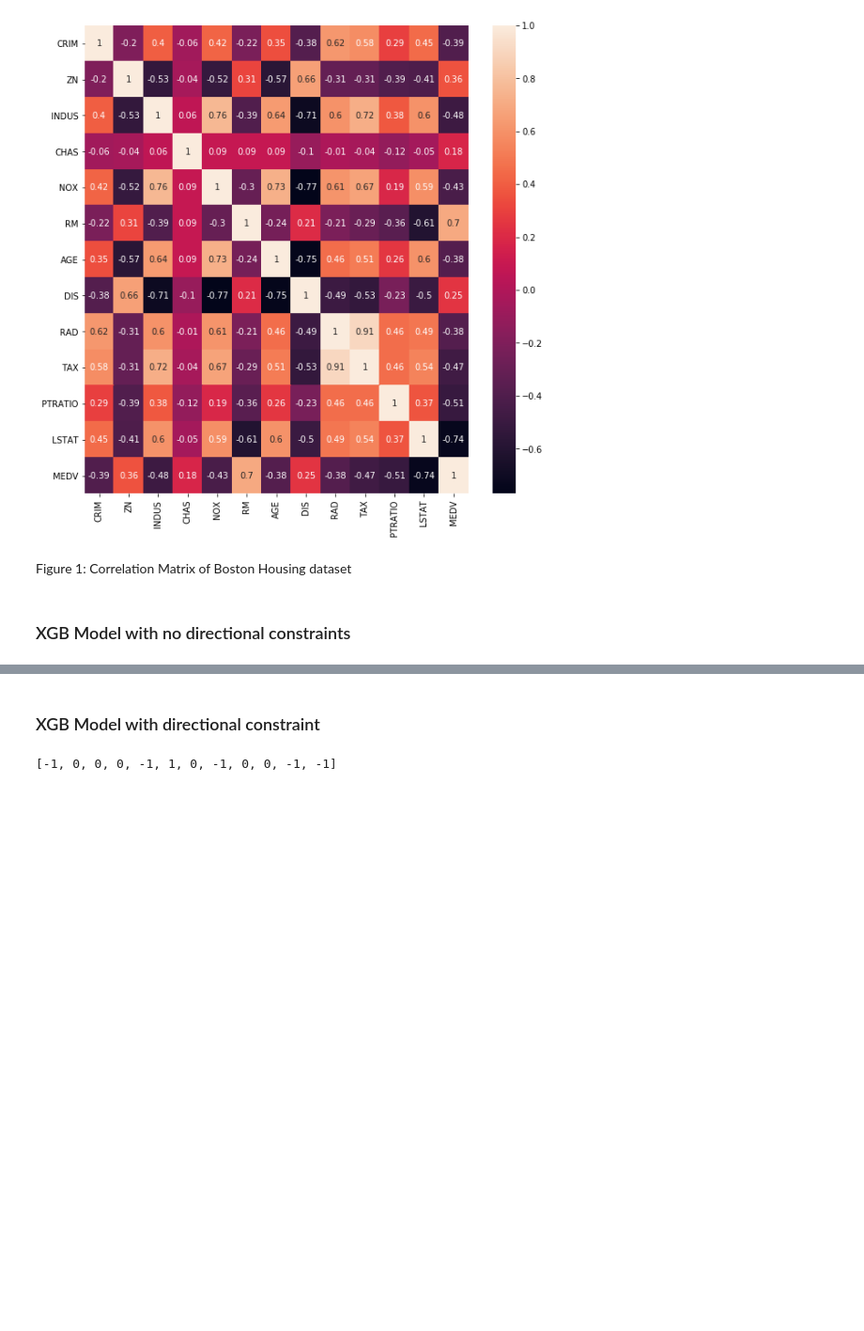
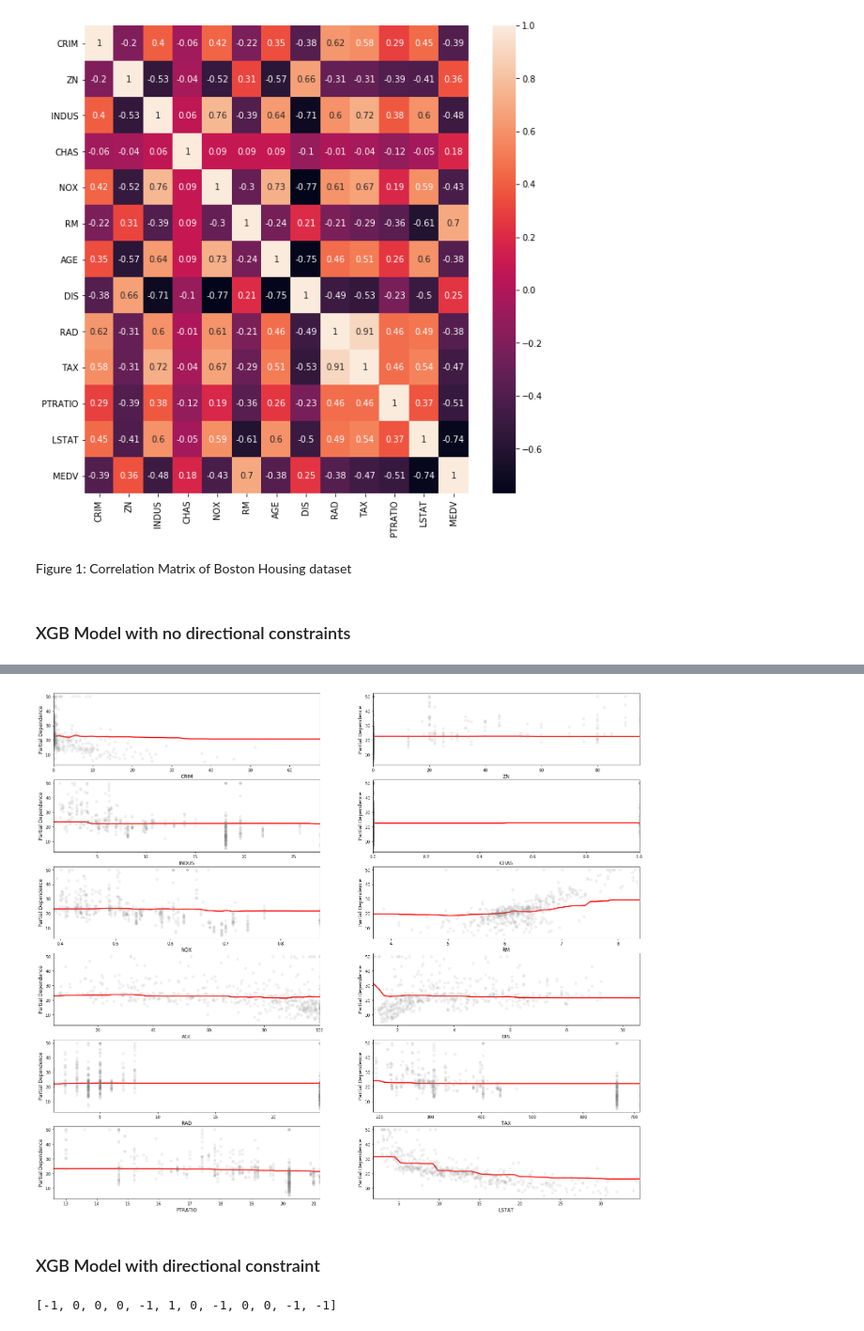
Before and after one commit to SaloniSaini02/Structural_AI_example, a Jupyter notebook: example_notebook.ipynb, the cells around one changed output, grey strips where cells are left out. Shown at 94% size. Cells and saved outputs as stored; diff of their text form; code cells hidden in the pictures; blank space fills up the shorter version.

```diff
--- a/example_notebook.ipynb
+++ b/example_notebook.ipynb
@@ -178,3 +169,32 @@ pdp.pdp_plot(pdp_dist, 'RM')
+# %%
+def get_partial_dependence(res, feature, X, y):
+    data = X.copy()
+    grid = np.linspace(np.percentile(data.loc[:, feature], 0.1),
+                       np.percentile(data.loc[:, feature], 99.5),
+                    50)
+    y_pred = np.zeros(50)
+    for i, val in enumerate(grid):
+                data.loc[:, feature] = val
+                pred = res.predict(data)
+                y_pred[i] = np.average(pred)
+
+    return grid, y_pred
+# %%
+features = X_train.columns
+fig, ax = plt.subplots(6, 2)
+fig.set_size_inches(23, 23)
+plt.subplots_adjust(left = 0.07, right = 0.94, bottom = 0.15, top = 0.9)
+for i, f in enumerate(features):
+    grid, y_pred = get_partial_dependence(res, f, X_train, y_train)
+    ax = ax.flatten()
+    axis = ax[i]
+    axis.plot(grid, y_pred, color = 'red', linewidth = 2.5)
+    axis.plot(X.loc[:, f], y, 'o', color = 'grey', alpha = 0.1)
+    axis.set_xlim(min(grid), max(grid))
+    axis.set_xlabel(f, fontsize = 12)
+    axis.set_ylabel('Partial Dependence', fontsize = 12)
+# %% [output]
+[figure, added]
 # %% [markdown]
 ### XGB Model with directional constraint
 # %%
```
Also changed, not shown: parts of 26 cells of this notebook.
